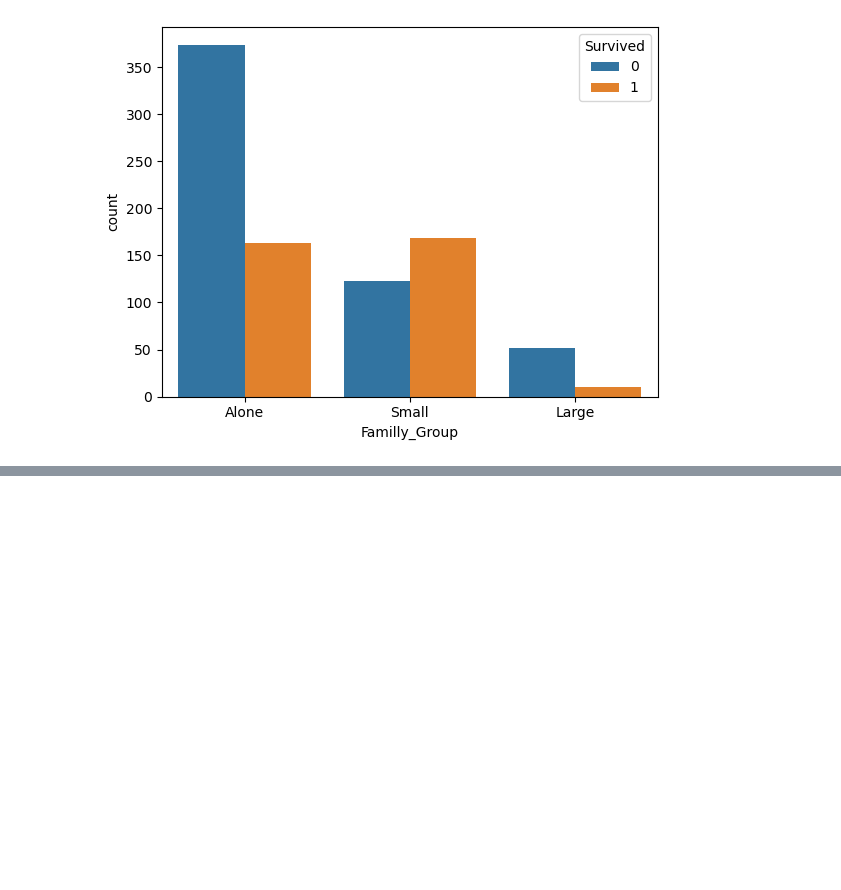
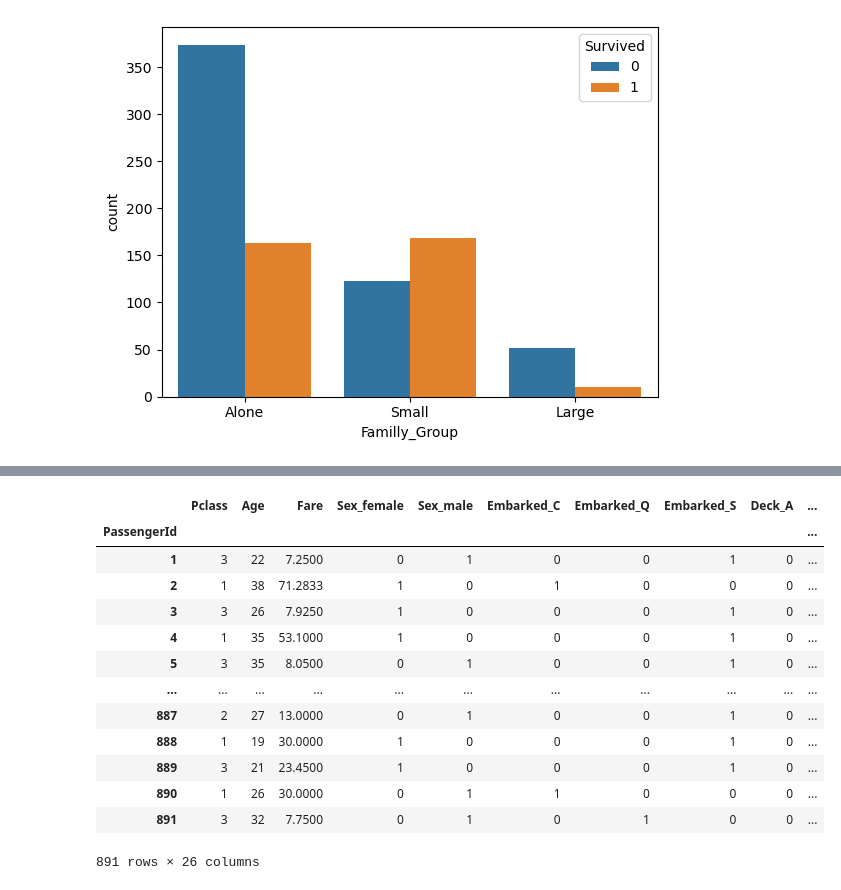
Before and after one commit to soohyun020812/SW_MachineLearning, a Jupyter notebook: 0803 ex04 타이타닉 생존자 분류 실습.ipynb, the cells around one changed output, grey strips where cells are left out. Cells and saved outputs as stored; diff of their text form; code cells hidden in the pictures; blank space fills up the shorter version.

```diff
--- a/0803 ex04 타이타닉 생존자 분류 실습.ipynb
+++ b/0803 ex04 타이타닉 생존자 분류 실습.ipynb
@@ -693,0 +1013,17 @@ sns.countplot(data=train, x='Familly_Group', hue='Survived')
+# %%
+# Name, SibSp, Parch, Cabin, Family_Size 삭제하기
+
+train.drop("Name", axis=1, inplace=True)
+test.drop("Name", axis=1, inplace=True)
+
+train.drop("SibSp", axis=1, inplace=True)
+test.drop("SibSp", axis=1, inplace=True)
+
+train.drop("Parch", axis=1, inplace=True)
+test.drop("Parch", axis=1, inplace=True)
+
+train.drop("Cabin", axis=1, inplace=True)
+test.drop("Cabin", axis=1, inplace=True)
+
+train.drop("Family_Size", axis=1, inplace=True)
+test.drop("Family_Size", axis=1, inplace=True)
@@ -693,0 +1049,7 @@ sns.countplot(data=train, x='Familly_Group', hue='Survived')
+# %%
+# train set 정답 역할은 Survived 컬럼
+# test set에는 정답이 없음
+
+X_train = train.drop("Survived", axis=1)
+y_train = train["Survived"]
+X_test = test
@@ -693,0 +1086,28 @@ sns.countplot(data=train, x='Familly_Group', hue='Survived')
+# %%
+# 인코딩이 필요한 컬럼 추출
+
+cat_feature = ["Sex", "Embarked", "Deck", "Familly_Group", "Title"]
+# %%
+# 원핫 인코딩 진행 - X_train
+
+for cat_name in cat_feature :
+    dummy = pd.get_dummies(X_train[cat_name], prefix=cat_name)
+    X_train = pd.concat([X_train, dummy], axis=1)
+    X_train.drop(cat_name, axis=1, inplace=True)
+# %%
+X_train
+# %% [output]
+|  | Pclass | Age | Fare | Sex_female | Sex_male | Embarked_C | Embarked_Q | Embarked_S | Deck_A | ... |
+| PassengerId |  |  |  |  |  |  |  |  |  | ... |
+| 1 | 3 | 22 | 7.2500 | 0 | 1 | 0 | 0 | 1 | 0 | ... |
+| 2 | 1 | 38 | 71.2833 | 1 | 0 | 1 | 0 | 0 | 0 | ... |
+| 3 | 3 | 26 | 7.9250 | 1 | 0 | 0 | 0 | 1 | 0 | ... |
+| 4 | 1 | 35 | 53.1000 | 1 | 0 | 0 | 0 | 1 | 0 | ... |
+| 5 | 3 | 35 | 8.0500 | 0 | 1 | 0 | 0 | 1 | 0 | ... |
+| ... | ... | ... | ... | ... | ... | ... | ... | ... | ... | ... |
+| 887 | 2 | 27 | 13.0000 | 0 | 1 | 0 | 0 | 1 | 0 | ... |
+| 888 | 1 | 19 | 30.0000 | 1 | 0 | 0 | 0 | 1 | 0 | ... |
+| 889 | 3 | 21 | 23.4500 | 1 | 0 | 0 | 0 | 1 | 0 | ... |
+| 890 | 1 | 26 | 30.0000 | 0 | 1 | 1 | 0 | 0 | 0 | ... |
+| 891 | 3 | 32 | 7.7500 | 0 | 1 | 0 | 1 | 0 | 0 | ... |
+891 rows × 26 columns
```
Also changed, not shown: parts of 102 cells of this notebook, 5 other files.
